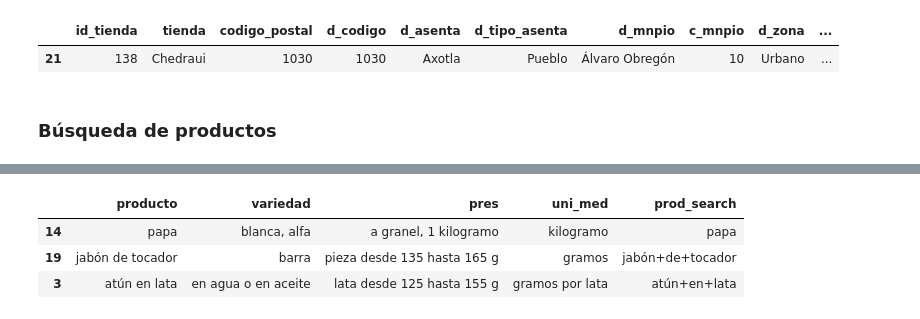
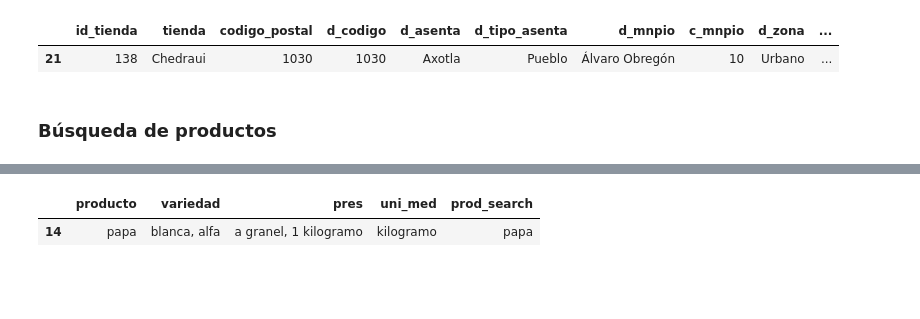
Before and after one commit to labdatos-se/pacic, a Jupyter notebook: corner_general.ipynb, the cells around one changed output, grey strips where cells are left out. Drawn from its saved outputs; the diff is of its cells as text; code cells hidden in the pictures; blank space fills up the shorter version.

```diff
--- a/corner_general.ipynb
+++ b/corner_general.ipynb
@@ -156,9 +181,7 @@ pacic
 # %%
 #Hacer una muestra de 3
-muestra = pacic.sample(n=3, random_state=1)
+muestra = pacic.sample(n=1, random_state=1)
 muestra
 # %% [output]
 |  | producto | variedad | pres | uni_med | prod_search |
 | 14 | papa | blanca, alfa | a granel, 1 kilogramo | kilogramo | papa |
-| 19 | jabón de tocador | barra | pieza desde 135 hasta 165 g | gramos | jabón+de+tocador |
-| 3 | atún en lata | en agua o en aceite | lata desde 125 hasta 155 g | gramos por lata | atún+en+lata |
```
Also changed, not shown: parts of 18 cells of this notebook.
